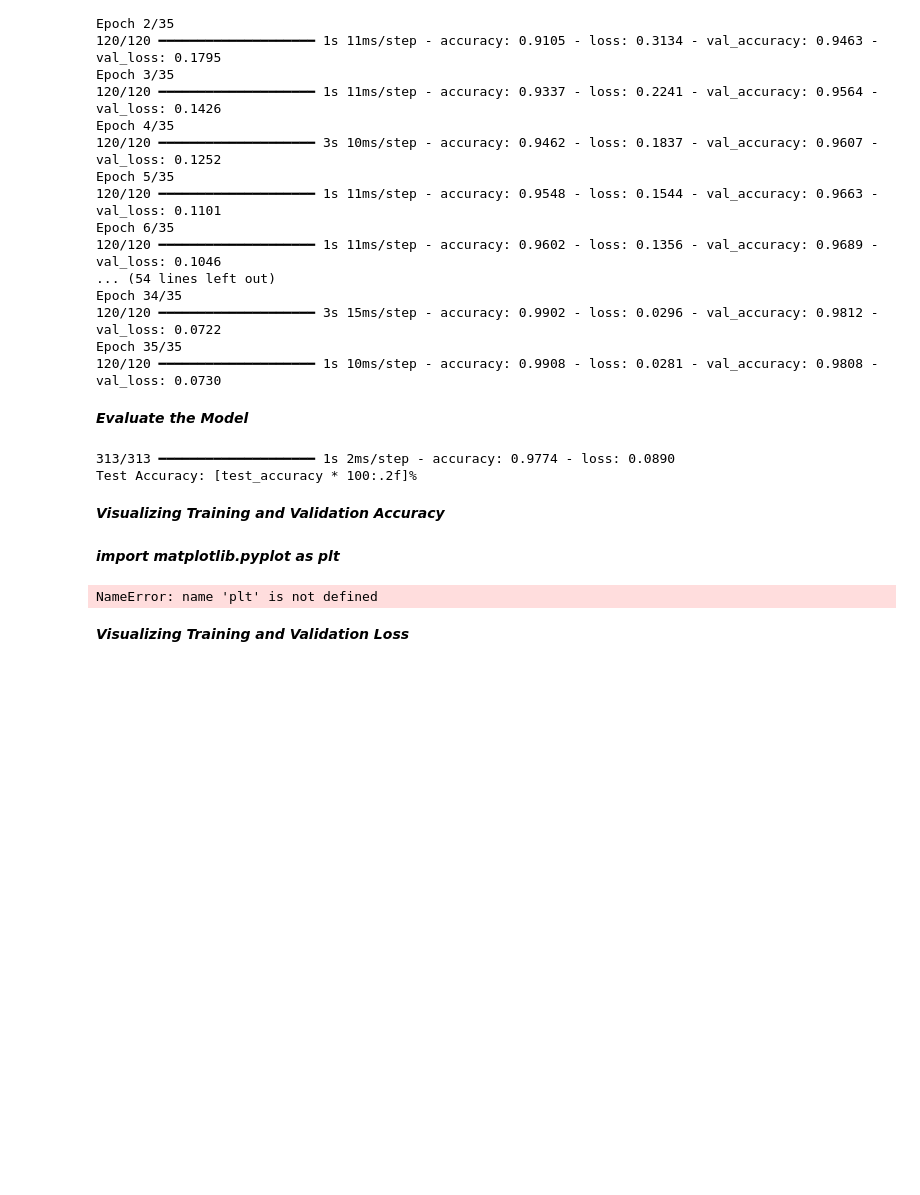
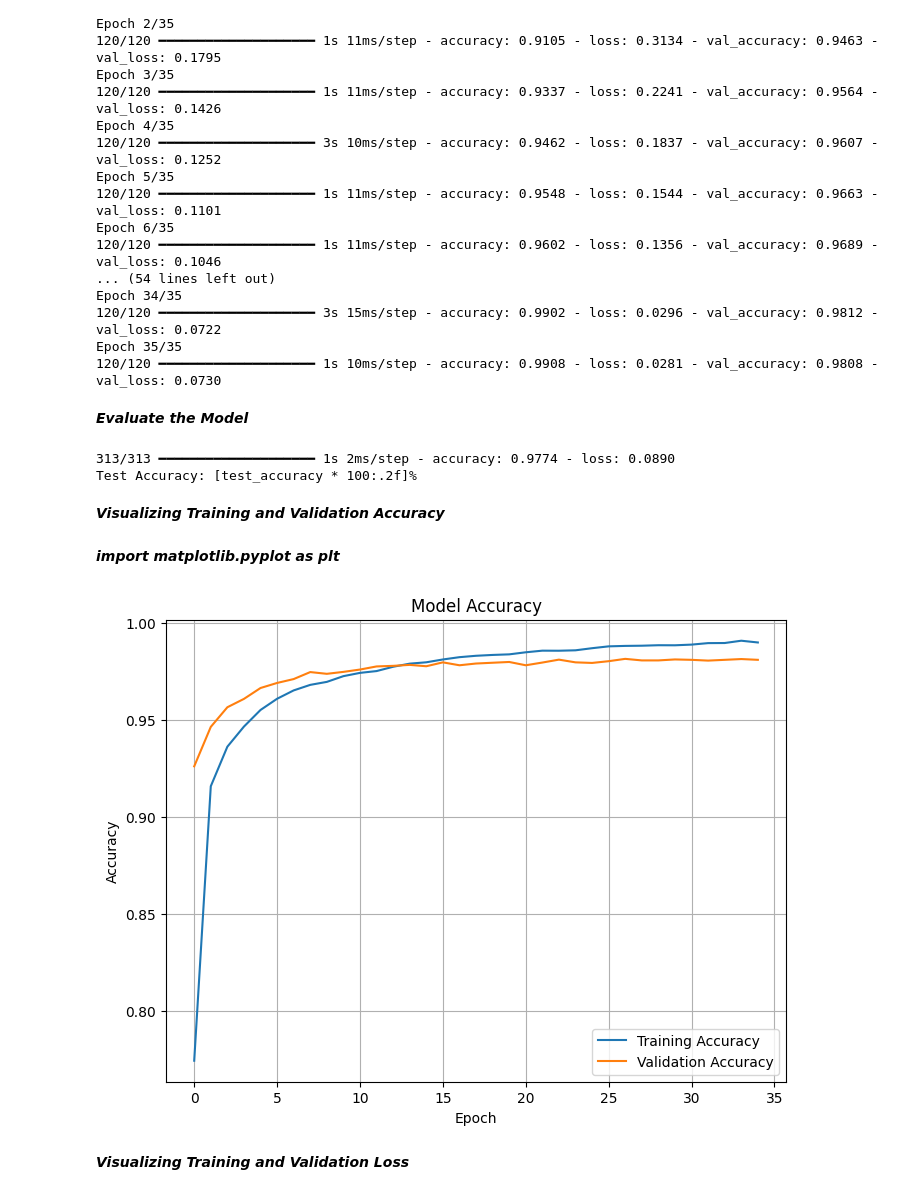
Before and after one commit to lachisholm/MNIST, a Jupyter notebook: MNIST.ipynb, the cells around one changed output. Saved outputs shown, nothing was run; the diff lists cells and outputs as text; code cells hidden in the pictures; blank space fills up the shorter version.

```diff
--- a/MNIST.ipynb
+++ b/MNIST.ipynb
@@ -97,17 +97,19 @@ Test Accuracy: [test_accuracy * 100:.2f]%
 # %% [markdown]
 ***import matplotlib.pyplot as plt***
 # %%
+import matplotlib.pyplot as plt
+
 plt.figure(figsize=(8,6))
 plt.plot(history.history['accuracy'], label='Training Accuracy')
-plt.plot(history.hist['val_accuracy'], label='Training Accuracy')
+plt.plot(history.history['val_accuracy'], label='Validation Accuracy')
 plt.title('Model Accuracy')
 plt.xlabel('Epoch')
 plt.ylabel('Accuracy')
-plt.legen(loc='lower right')
+plt.legend(loc='lower right')
 plt.grid(True)
 plt.show()
 # %% [output]
-NameError: name 'plt' is not defined
+[figure, added]
 # %% [markdown]
 ***Visualizing Training and Validation Loss***
 # %%
```
Also changed, not shown: parts of 1 cell of this notebook.
